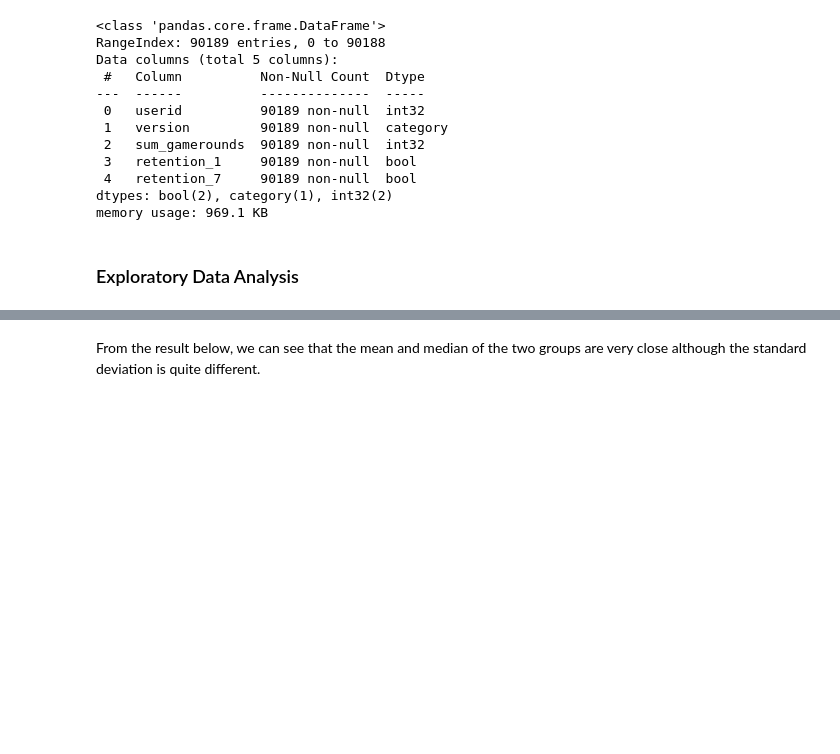
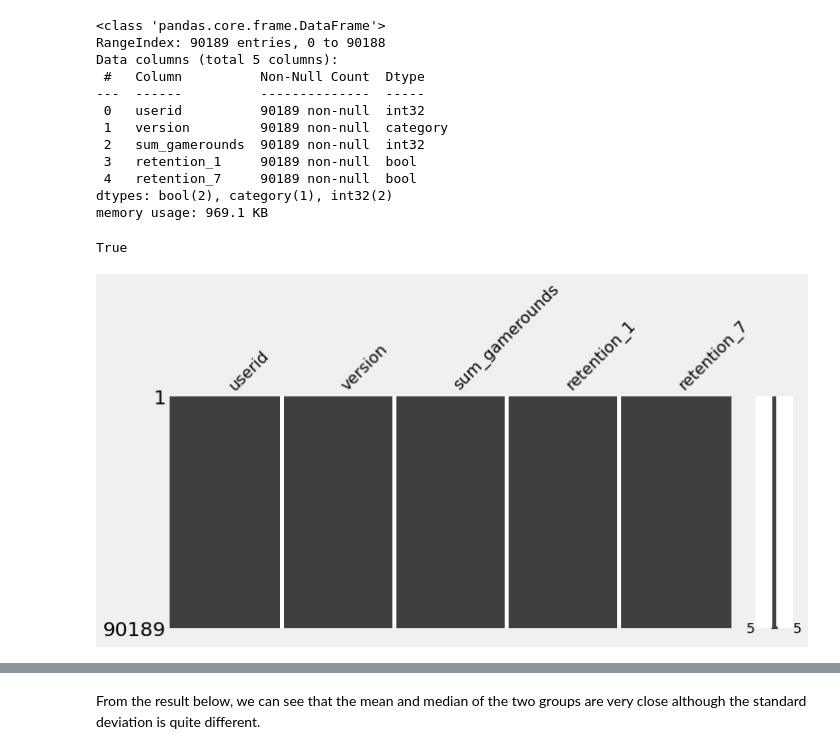
Before and after one commit to elvanselvano/hypothesis-testing, a Jupyter notebook: testing.ipynb, the cells around one changed output, grey strips where cells are left out. Cells and saved outputs as stored; diff of their text form; code cells hidden in the pictures; blank space fills up the shorter version.

```diff
--- a/testing.ipynb
+++ b/testing.ipynb
@@ -116,5 +113,3 @@ Data columns (total 5 columns):
  4   retention_7     90189 non-null  bool
 dtypes: bool(2), category(1), int32(2)
 memory usage: 969.1 KB
-# %% [markdown]
-### Exploratory Data Analysis
@@ -120,0 +119,9 @@ memory usage: 969.1 KB
+# %%
+check_uniqueness(df, 'userid')
+# %% [output]
+True
+# %%
+msno.matrix(df, figsize=(10,4))
+plt.show()
+# %% [output]
+[figure, added]
```
Also changed, not shown: parts of 26 cells of this notebook.
